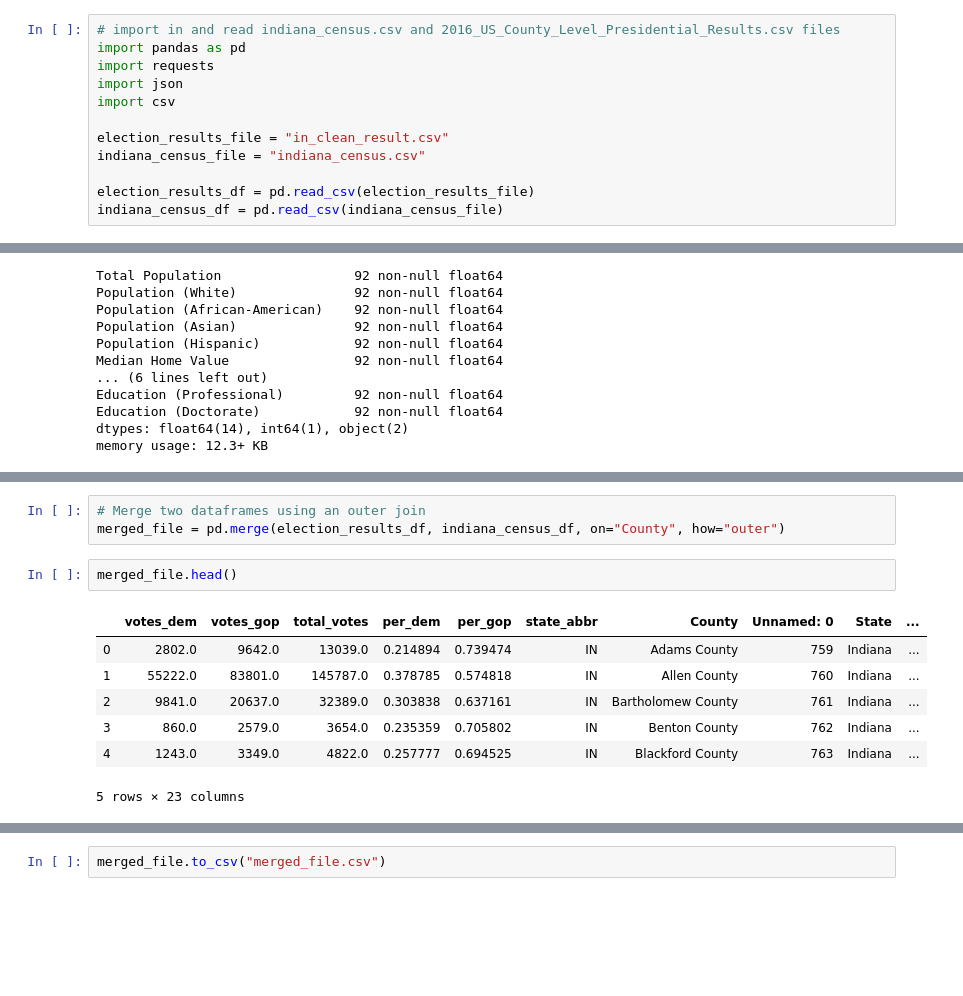
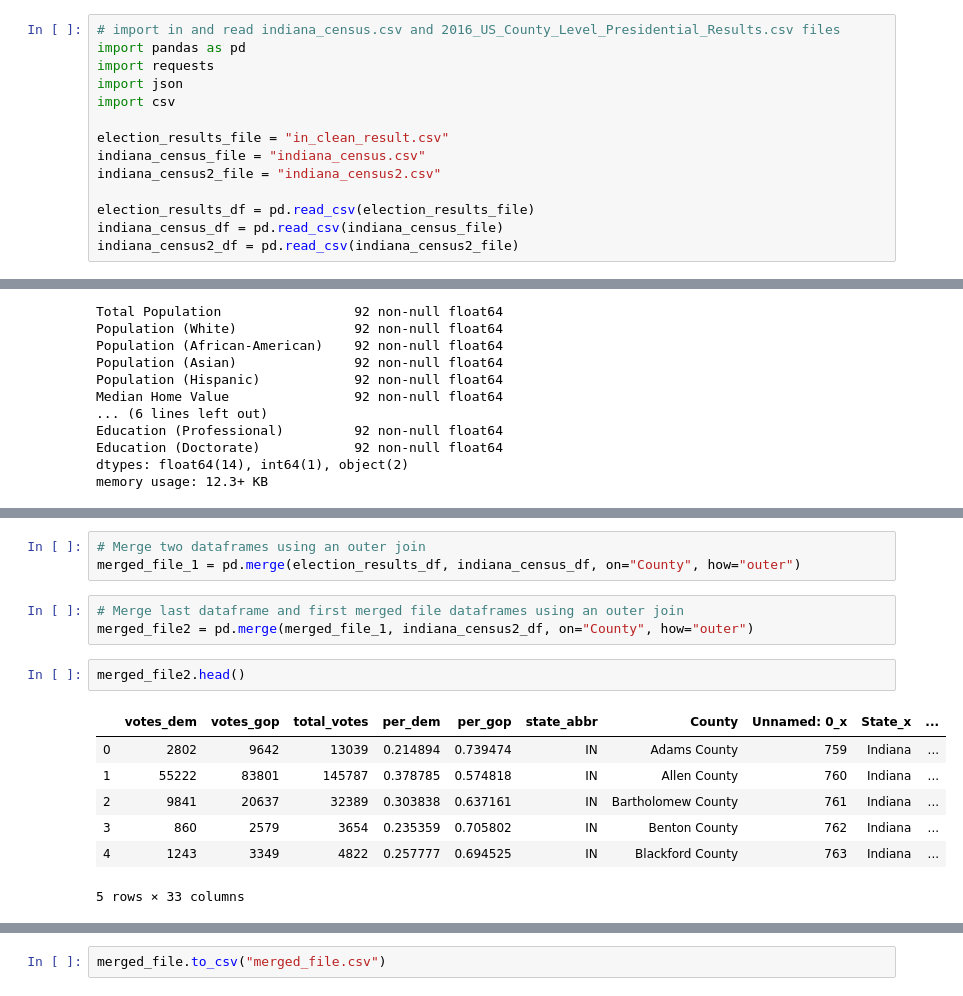
Before and after one commit to Davis1776/2016_Election_and_Demographics, a Jupyter notebook: merged_file.ipynb, the cells around one changed output, grey strips where cells are left out. Saved outputs shown, nothing was run; the diff lists cells and outputs as text; blank space fills up the shorter version.

Commit message:
MRD - file updates. Merge File complete

```diff
--- a/merged_file.ipynb
+++ b/merged_file.ipynb
@@ -7,9 +7,11 @@ import csv
 
 election_results_file = "in_clean_result.csv"
 indiana_census_file = "indiana_census.csv"
+indiana_census2_file = "indiana_census2.csv"
 
 election_results_df = pd.read_csv(election_results_file)
 indiana_census_df = pd.read_csv(indiana_census_file)
+indiana_census2_df = pd.read_csv(indiana_census2_file)
 # %%
 election_results_df.head()
 # %% [output]
@@ -85,13 +104,16 @@ Allyson - probably my fault for not slacking these over. sorry.  I will look for
 # %%
 # Merge two dataframes using an outer join
-merged_file = pd.merge(election_results_df, indiana_census_df, on="County", how="outer")
+merged_file_1 = pd.merge(election_results_df, indiana_census_df, on="County", how="outer")
+# %%
+# Merge last dataframe and first merged file dataframes using an outer join
+merged_file2 = pd.merge(merged_file_1, indiana_census2_df, on="County", how="outer")
 # %%
-merged_file.head()
+merged_file2.head()
 # %% [output]
-|  | votes_dem | votes_gop | total_votes | per_dem | per_gop | state_abbr | County | Unnamed: 0 | State | ... |
-| 0 | 2802.0 | 9642.0 | 13039.0 | 0.214894 | 0.739474 | IN | Adams County | 759 | Indiana | ... |
-| 1 | 55222.0 | 83801.0 | 145787.0 | 0.378785 | 0.574818 | IN | Allen County | 760 | Indiana | ... |
-| 2 | 9841.0 | 20637.0 | 32389.0 | 0.303838 | 0.637161 | IN | Bartholomew County | 761 | Indiana | ... |
-| 3 | 860.0 | 2579.0 | 3654.0 | 0.235359 | 0.705802 | IN | Benton County | 762 | Indiana | ... |
-| 4 | 1243.0 | 3349.0 | 4822.0 | 0.257777 | 0.694525 | IN | Blackford County | 763 | Indiana | ... |
+|  | votes_dem | votes_gop | total_votes | per_dem | per_gop | state_abbr | County | Unnamed: 0_x | State_x | ... |
+| 0 | 2802 | 9642 | 13039 | 0.214894 | 0.739474 | IN | Adams County | 759 | Indiana | ... |
+| 1 | 55222 | 83801 | 145787 | 0.378785 | 0.574818 | IN | Allen County | 760 | Indiana | ... |
+| 2 | 9841 | 20637 | 32389 | 0.303838 | 0.637161 | IN | Bartholomew County | 761 | Indiana | ... |
+| 3 | 860 | 2579 | 3654 | 0.235359 | 0.705802 | IN | Benton County | 762 | Indiana | ... |
+| 4 | 1243 | 3349 | 4822 | 0.257777 | 0.694525 | IN | Blackford County | 763 | Indiana | ... |
-5 rows × 23 columns
+5 rows × 33 columns
```
Also changed, not shown: parts of 13 cells of this notebook, 3 other files.
